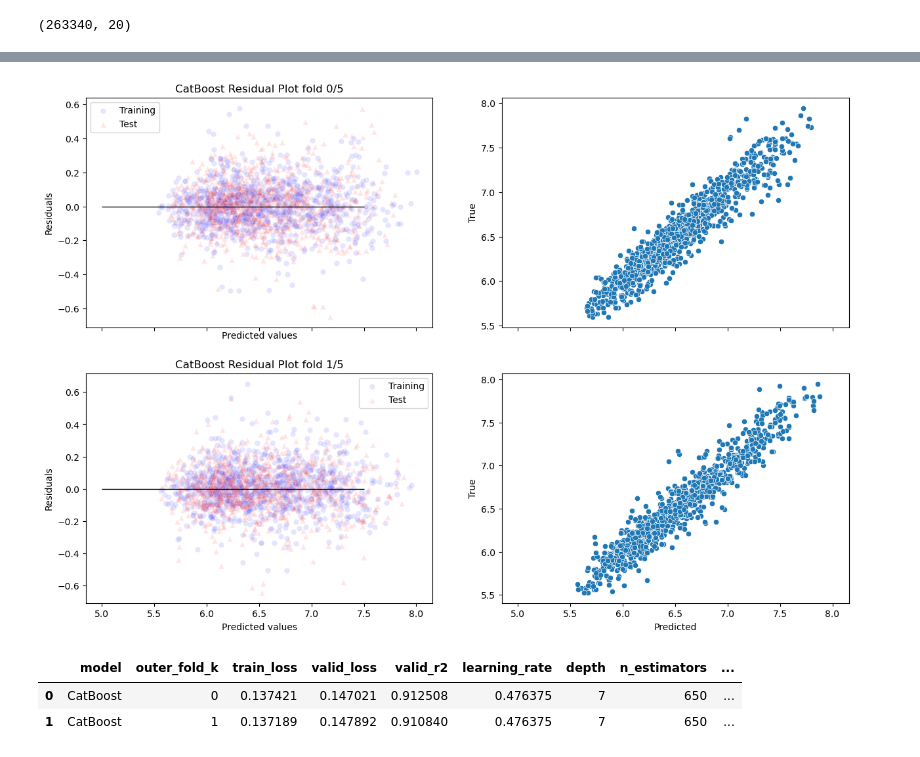
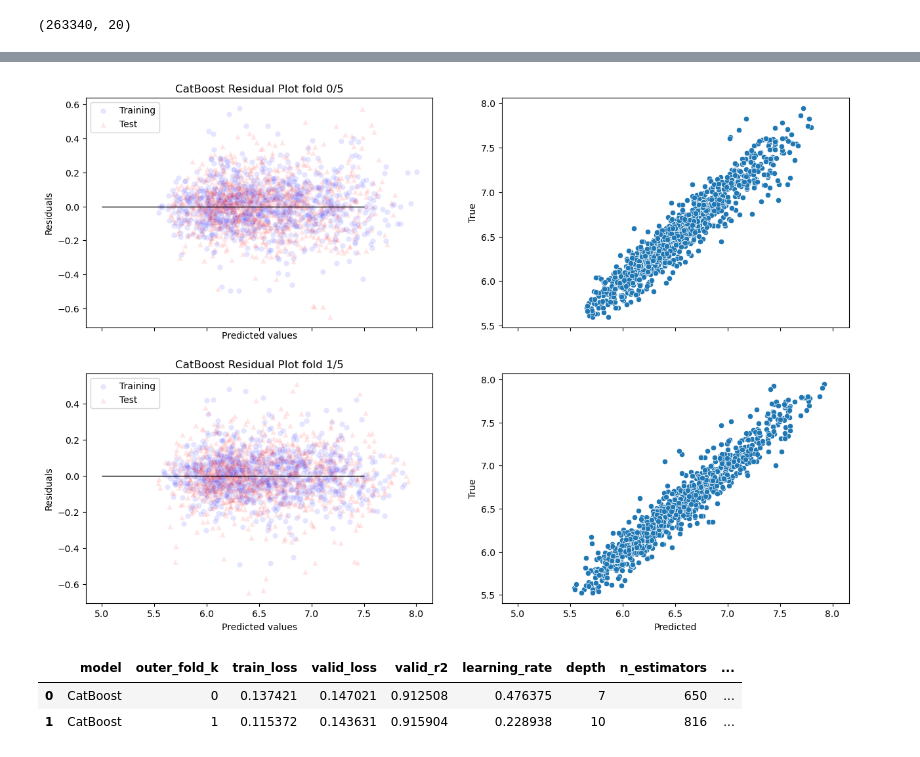
Before and after one commit to korhanpolat/germanHousing, a Jupyter notebook: model_eval_nested_CV.ipynb, the cells around one changed output, grey strips where cells are left out. Drawn from its saved outputs; the diff is of its cells as text; code cells hidden in the pictures.

```diff
--- a/model_eval_nested_CV.ipynb
+++ b/model_eval_nested_CV.ipynb
@@ -79,7 +79,7 @@ for ik, (train_index, valid_index) in enumerate(kf.split(X)):
     # tune the model with inner cross val
     res, optimum_params = tune(model_params[model_name], model_name, X_train, y_train, folds=(1,5),
                                optimizer='gp', niter=15,
-                               checkpointname=model_name, rstate=random_seed)
+                               checkpointname=model_name, rstate=random_seed+ik)
     print("Tuning complete with best params", optimum_params)
 
     # re-fit model
@@ -140,8 +140,8 @@ Outer CV: 2/5, Val. loss: 0.15, Time: 17.4s
 ------------------------------
-[figure, old version]
+[figure, new version]
 # %%
 records_df
 # %% [output]
 |  | model | outer_fold_k | train_loss | valid_loss | valid_r2 | learning_rate | depth | n_estimators | ... |
 | 0 | CatBoost | 0 | 0.137421 | 0.147021 | 0.912508 | 0.476375 | 7 | 650 | ... |
-| 1 | CatBoost | 1 | 0.137189 | 0.147892 | 0.910840 | 0.476375 | 7 | 650 | ... |
+| 1 | CatBoost | 1 | 0.115372 | 0.143631 | 0.915904 | 0.228938 | 10 | 816 | ... |
```
Also changed, not shown: parts of 1 cell of this notebook.
